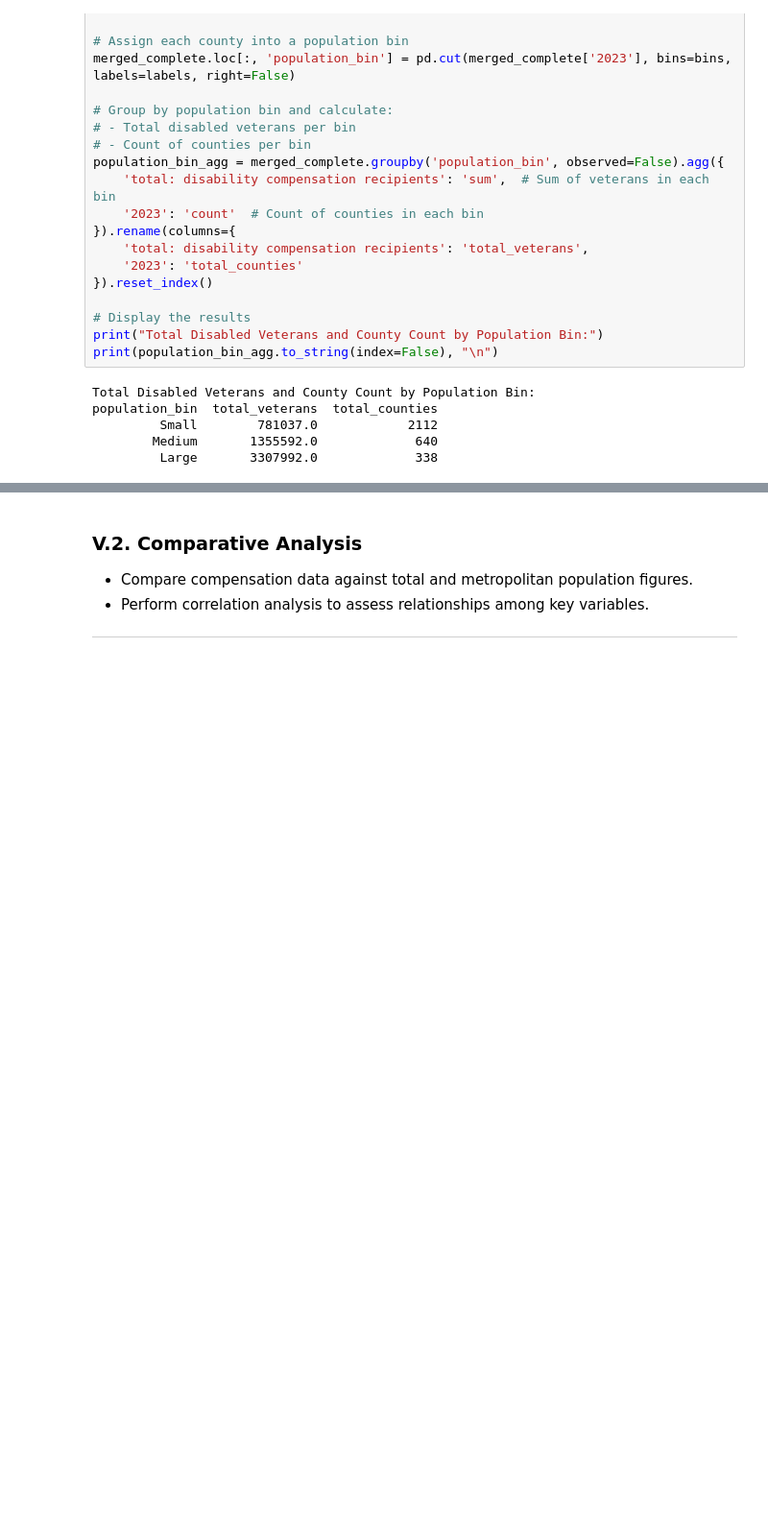
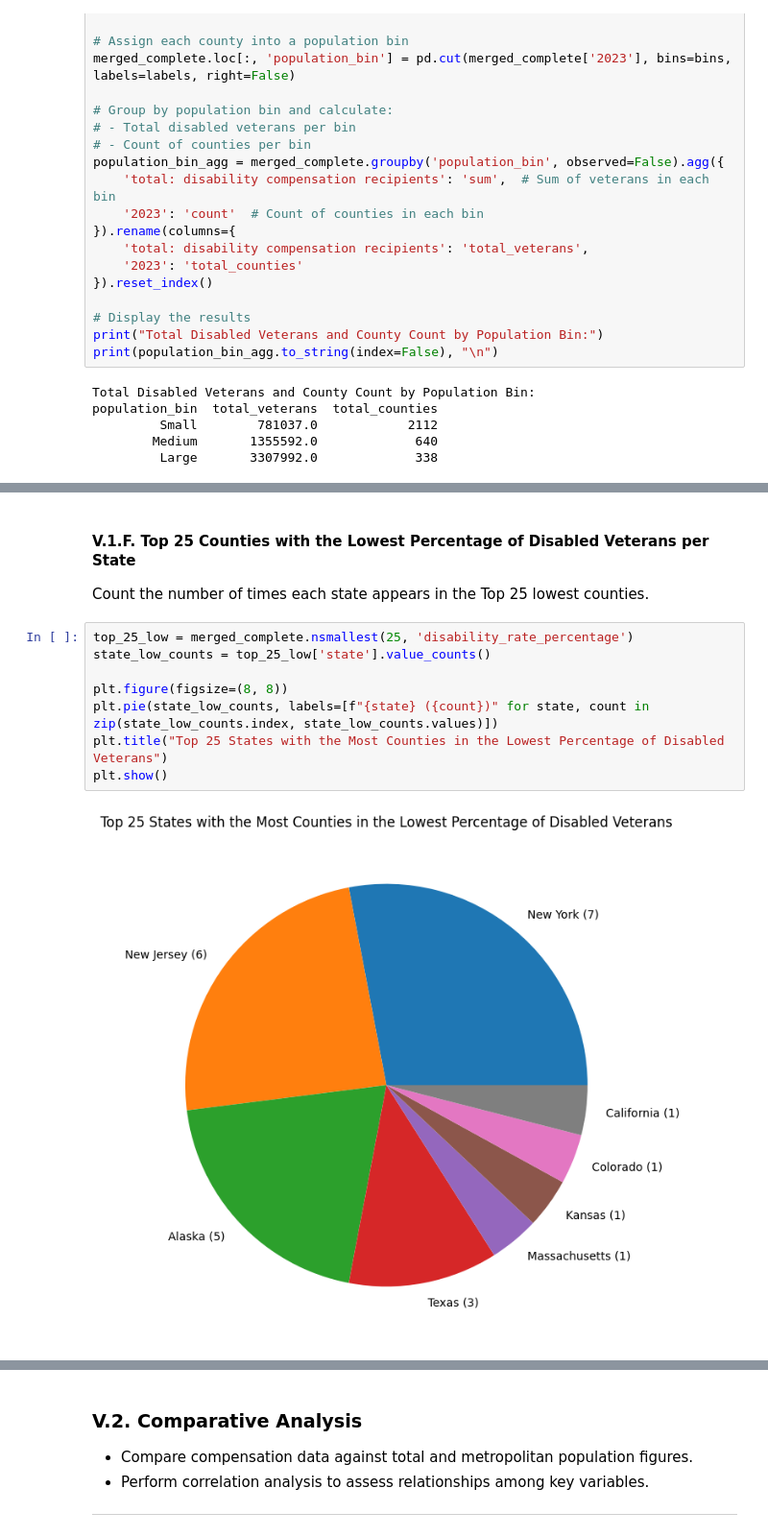
Before and after one commit to Data-Git-Hub/datafun-06-eda, a Jupyter notebook: Data-Git-Hub_eda.ipynb, the cells around one changed output, grey strips where cells are left out. Shown at 96% size. Saved outputs shown, nothing was run; the diff lists cells and outputs as text; blank space fills up the shorter version.

```diff
--- a/Data-Git-Hub_eda.ipynb
+++ b/Data-Git-Hub_eda.ipynb
@@ -613,0 +641,13 @@ population_bin  total_veterans  total_counties
+# %% [markdown]
+ #### V.1.F. Top 25 Counties with the Lowest Percentage of Disabled Veterans per State
+Count the number of times each state appears in the Top 25 lowest counties. <br>
+# %%
+top_25_low = merged_complete.nsmallest(25, 'disability_rate_percentage')
+state_low_counts = top_25_low['state'].value_counts()
+
+plt.figure(figsize=(8, 8))
+plt.pie(state_low_counts, labels=[f"{state} ({count})" for state, count in zip(state_low_counts.index, state_low_counts.values)])
+plt.title("Top 25 States with the Most Counties in the Lowest Percentage of Disabled Veterans")
+plt.show()
+# %% [output]
+[figure, added]
```
Also changed, not shown: parts of 22 cells of this notebook.
